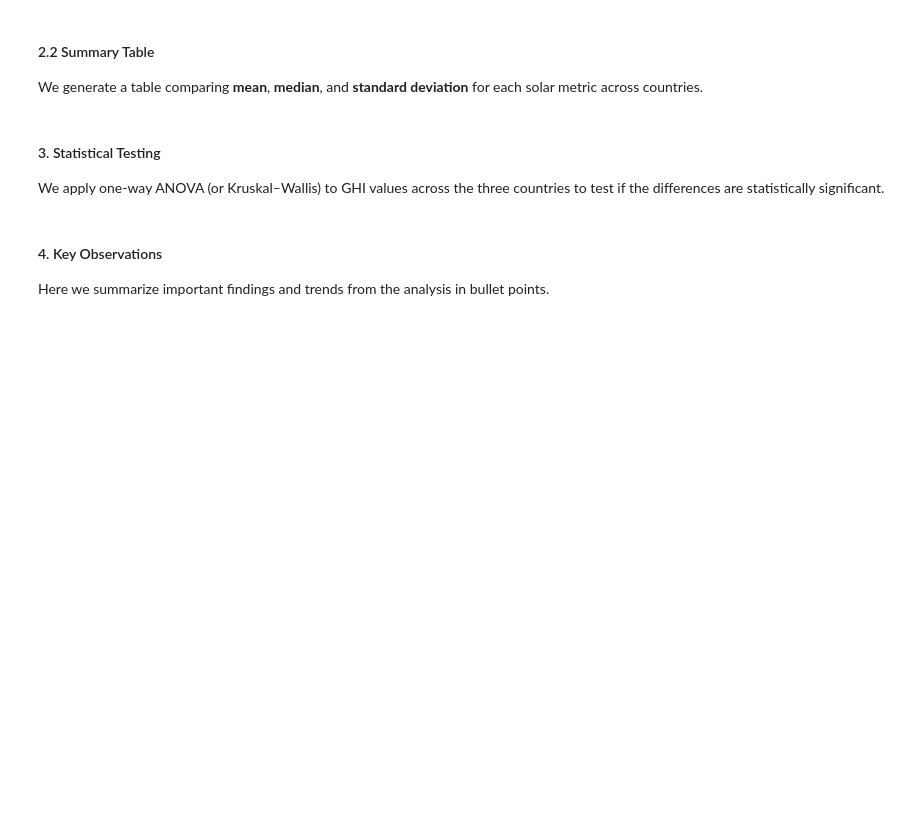
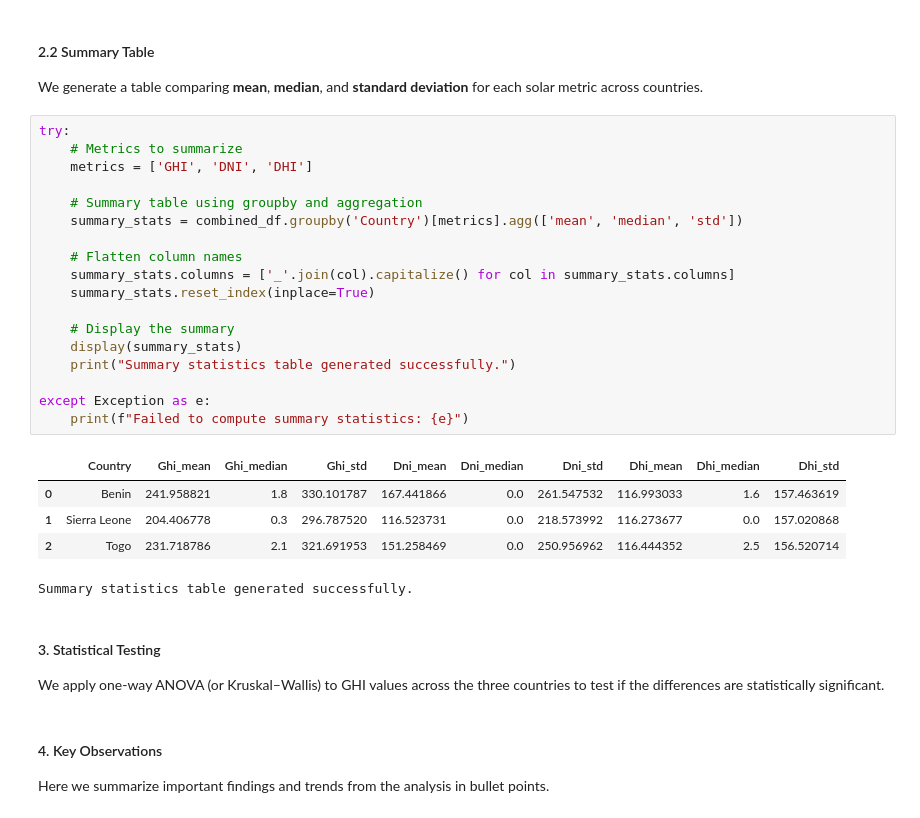
Before and after one commit to BruhTes/solar-challenge-week1, a Jupyter notebook: notebooks/compare_countries.ipynb, the cells around one changed output. Drawn from its saved outputs; the diff is of its cells as text; blank space fills up the shorter version.

```diff
--- a/notebooks/compare_countries.ipynb
+++ b/notebooks/compare_countries.ipynb
@@ -58,6 +67,30 @@ Visualize GHI, DNI, and DHI for all countries using boxplots to identify distrib
 # %% [markdown]
 #### 2.2 Summary Table
 We generate a table comparing **mean**, **median**, and **standard deviation** for each solar metric across countries.
+# %%
+try:
+    # Metrics to summarize
+    metrics = ['GHI', 'DNI', 'DHI']
+
+    # Summary table using groupby and aggregation
+    summary_stats = combined_df.groupby('Country')[metrics].agg(['mean', 'median', 'std'])
+
+    # Flatten column names
+    summary_stats.columns = ['_'.join(col).capitalize() for col in summary_stats.columns]
+    summary_stats.reset_index(inplace=True)
+
+    # Display the summary
+    display(summary_stats)
+    print("Summary statistics table generated successfully.")
+
+except Exception as e:
+    print(f"Failed to compute summary statistics: {e}")
+# %% [output]
+|  | Country | Ghi_mean | Ghi_median | Ghi_std | Dni_mean | Dni_median | Dni_std | Dhi_mean | Dhi_median | Dhi_std |
+| 0 | Benin | 241.958821 | 1.8 | 330.101787 | 167.441866 | 0.0 | 261.547532 | 116.993033 | 1.6 | 157.463619 |
+| 1 | Sierra Leone | 204.406778 | 0.3 | 296.787520 | 116.523731 | 0.0 | 218.573992 | 116.273677 | 0.0 | 157.020868 |
+| 2 | Togo | 231.718786 | 2.1 | 321.691953 | 151.258469 | 0.0 | 250.956962 | 116.444352 | 2.5 | 156.520714 |
+Summary statistics table generated successfully.
 # %% [markdown]
 #### 3. Statistical Testing
 We apply one-way ANOVA (or Kruskal–Wallis) to GHI values across the three countries to test if the differences are statistically significant.
```
Also changed, not shown: parts of 2 cells of this notebook.
